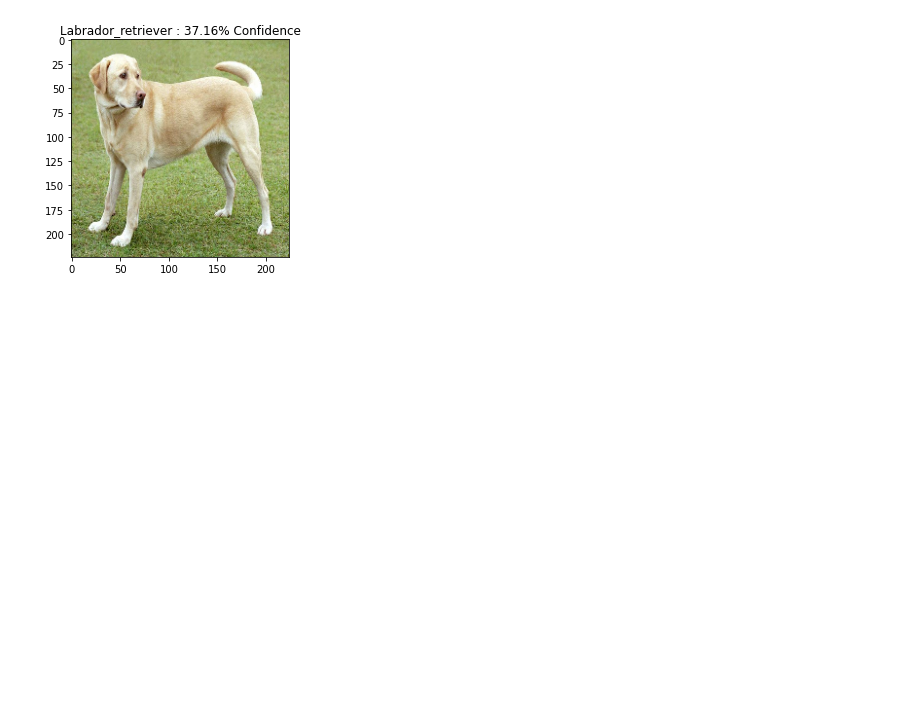
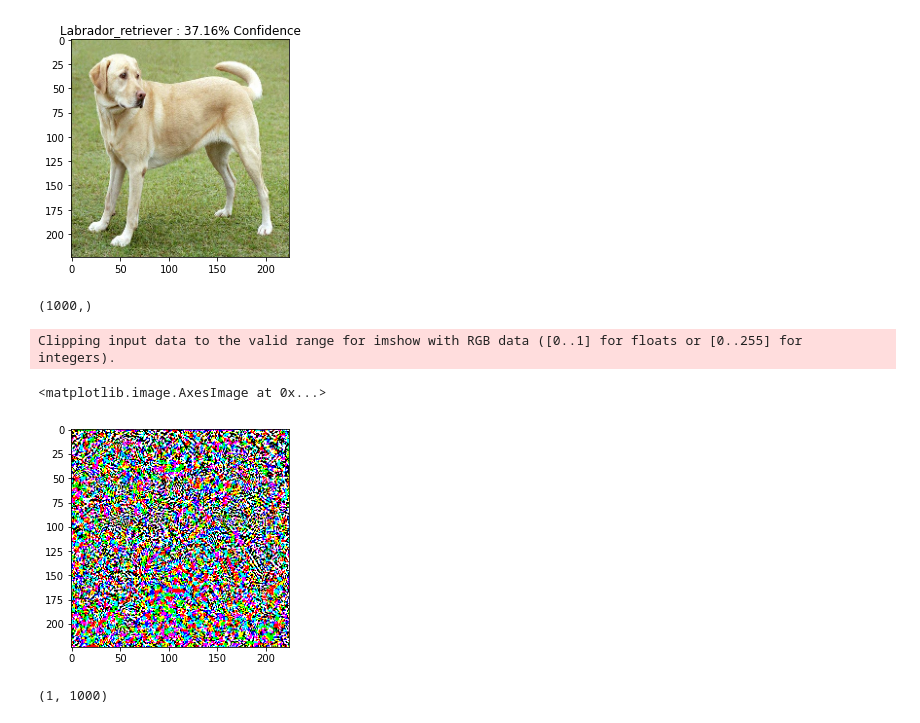
Before and after one commit to kotech1/computervision, a Jupyter notebook: 13_funtopics.ipynb, the cells around one changed output. Cells and saved outputs as stored; diff of their text form; code cells hidden in the pictures; blank space fills up the shorter version.

```diff
--- a/13_funtopics.ipynb
+++ b/13_funtopics.ipynb
@@ -65,3 +65,21 @@ def create_adversarial_pattern(input_image, input_label):
   # 왜곡을 생성하기 위해 그래디언트의 부호를 구합니다.
   signed_grad = tf.sign(gradient)
   return signed_grad
+# %%
+# 이미지의 레이블 위치만 1로 설정 (기본적인 클래스 분류기 결과)
+labrador_retriever_index = 208
+label = tf.one_hot(labrador_retriever_index, image_probs.shape[-1])
+label = tf.reshape(label, (1, image_probs.shape[-1]))
+
+# 공격 패턴 생성
+perturbations = create_adversarial_pattern(image, label)
+plt.imshow(perturbations[0])
+# %% [output]
+(1000,)
+Clipping input data to the valid range for imshow with RGB data ([0..1] for floats or [0..255] for integers).
+<matplotlib.image.AxesImage at 0x...>
+[figure, added]
+# %%
+image_probs.shape
+# %% [output]
+(1, 1000)
```
Also changed, not shown: parts of 2 cells of this notebook.
